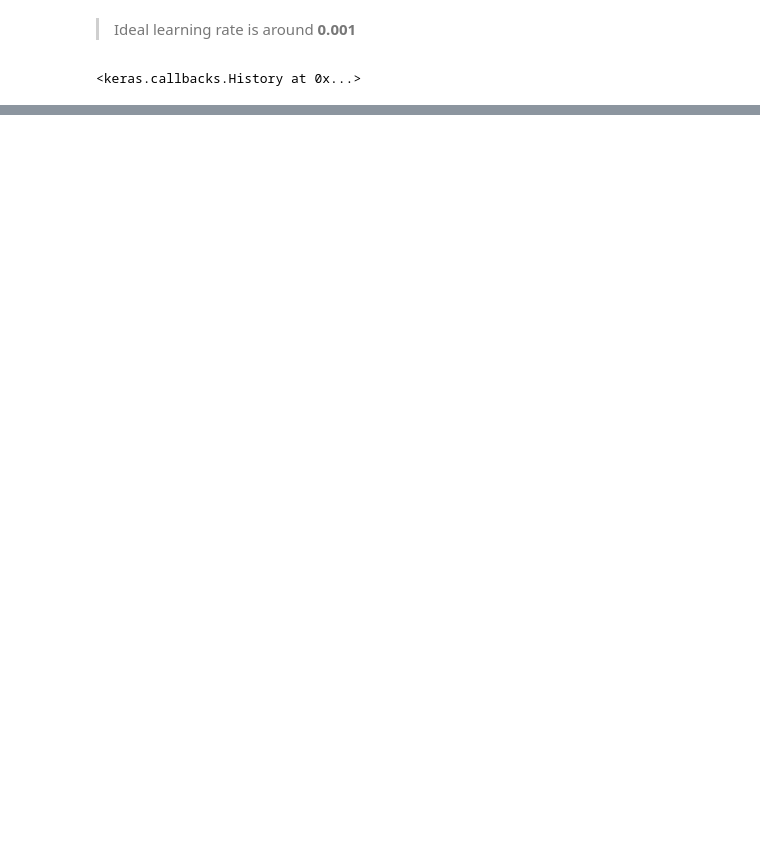
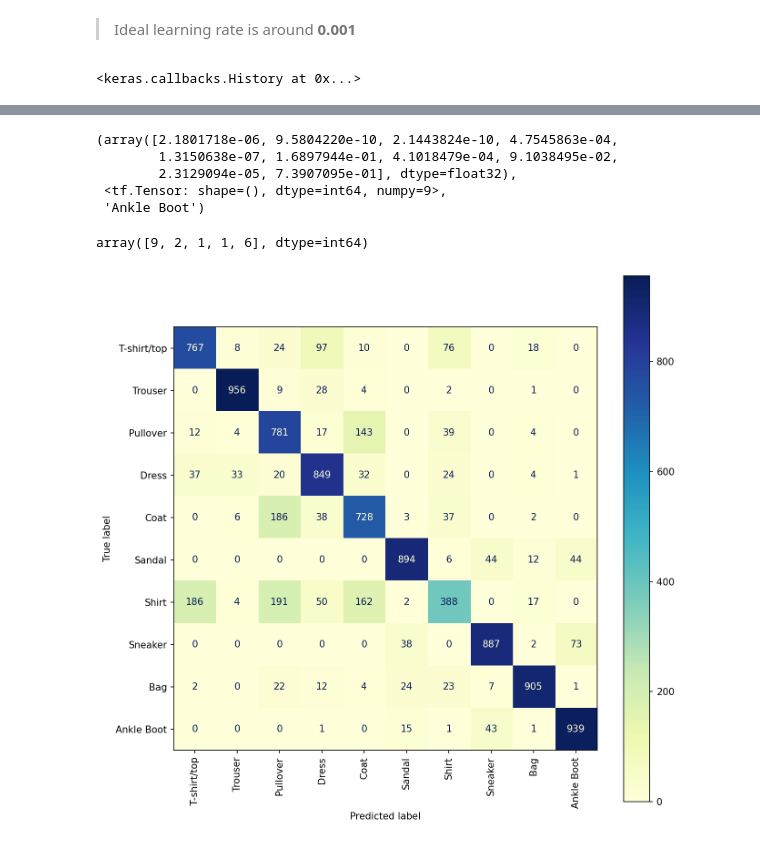
Before and after one commit to kshipra-jadav/ZTM-DeepLearning, a Jupyter notebook: Neural Network Classification/nn_multi_class_classification.ipynb, the cells around one changed output, grey strips where cells are left out. Cells and saved outputs as stored; diff of their text form; code cells hidden in the pictures; blank space fills up the shorter version.

Commit message:
complete making confusion matrix

```diff
--- a/Neural Network Classification/nn_multi_class_classification.ipynb
+++ b/Neural Network Classification/nn_multi_class_classification.ipynb
@@ -263,0 +271,8 @@ model_4.fit(train_data_norm, train_labels, validation_data=(test_data_norm, test
+# %%
+from sklearn.metrics import confusion_matrix, ConfusionMatrixDisplay
+import matplotlib.pyplot as plt
+plt.rcParams['figure.dpi'] = 150
+# %%
+y_probs = model_4.predict(test_data_norm) # The predict() method will return probabilities
+
+y_probs[:5]
@@ -263,0 +296,21 @@ model_4.fit(train_data_norm, train_labels, validation_data=(test_data_norm, test
+# %%
+y_probs[0], tf.argmax(y_probs[0]), class_names[tf.argmax(y_probs[0])]
+# %% [output]
+(array([2.1801718e-06, 9.5804220e-10, 2.1443824e-10, 4.7545863e-04,
+        1.3150638e-07, 1.6897944e-01, 4.1018479e-04, 9.1038495e-02,
+        2.3129094e-05, 7.3907095e-01], dtype=float32),
+ <tf.Tensor: shape=(), dtype=int64, numpy=9>,
+ 'Ankle Boot')
+# %%
+y_preds = y_probs.argmax(axis=1)
+y_preds[:5]
+# %% [output]
+array([9, 2, 1, 1, 6], dtype=int64)
+# %%
+cm = confusion_matrix(y_true=test_labels, y_pred=y_preds)
+
+fig, ax = plt.subplots(figsize=(10, 10))
+
+ConfusionMatrixDisplay(cm, display_labels=class_names).plot(cmap=plt.cm.YlGnBu, xticks_rotation=90, ax=ax);
+# %% [output]
+[figure, added]
```
Also changed, not shown: parts of 7 cells of this notebook.
